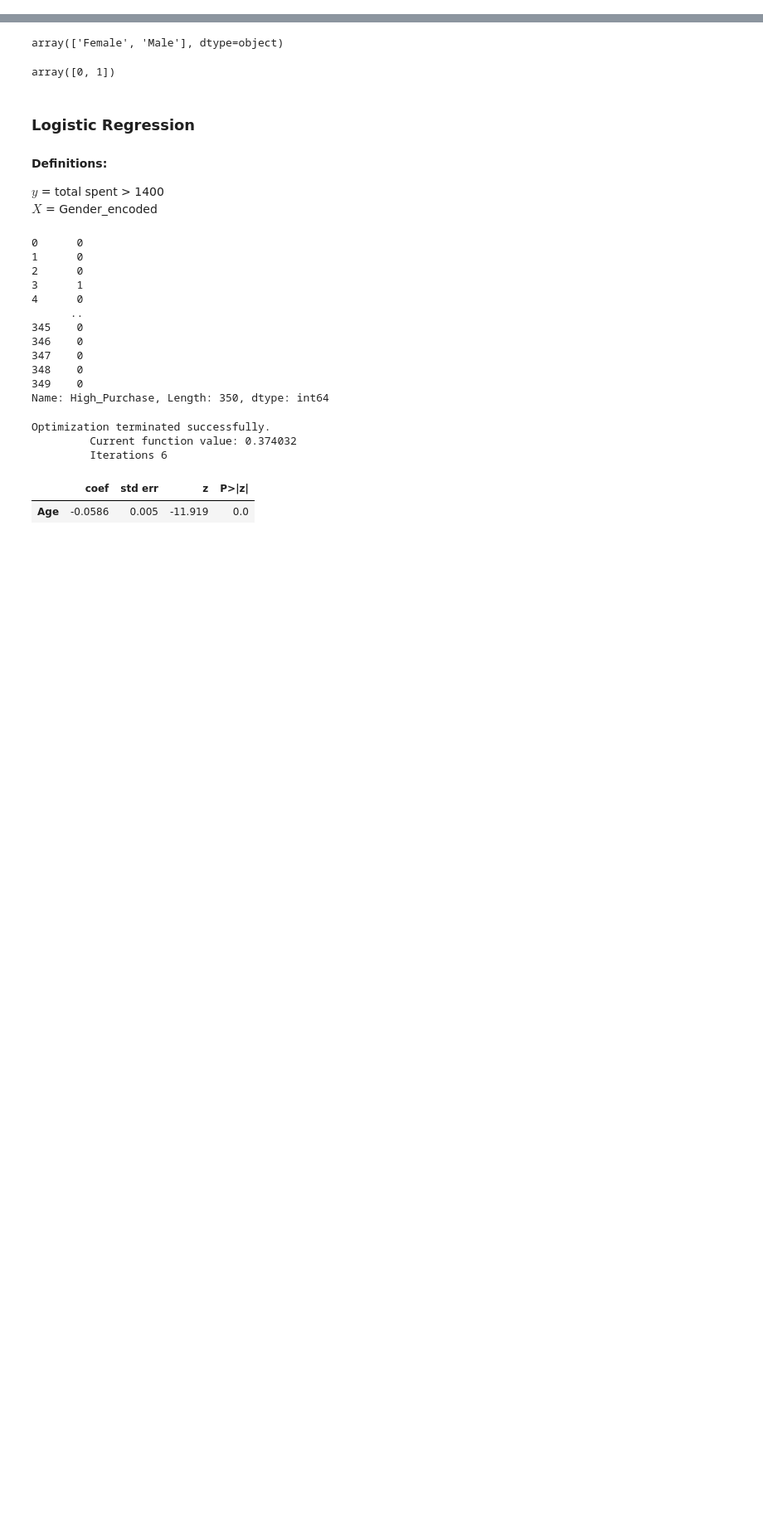
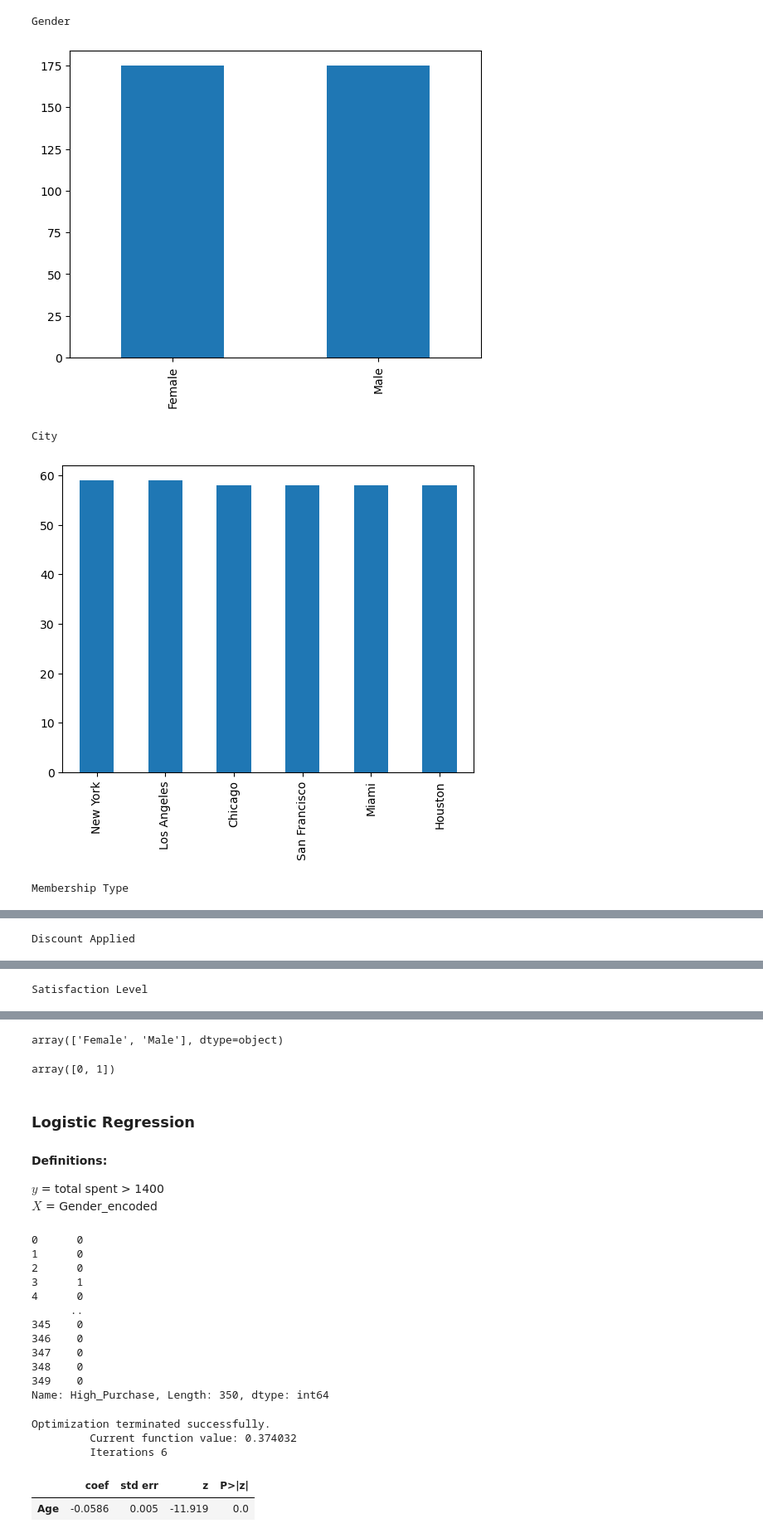
Before and after one commit to efantinatti/team_project-13, a Jupyter notebook: data/Team-13/Code/demographics_predicting_sales.ipynb, the cells around one changed output, grey strips where cells are left out. Shown at 83% size. Drawn from its saved outputs; the diff is of its cells as text; code cells hidden in the pictures; blank space fills up the shorter version.

```diff
--- a/data/Team-13/Code/demographics_predicting_sales.ipynb
+++ b/data/Team-13/Code/demographics_predicting_sales.ipynb
@@ -34,0 +103,12 @@ conn.close()
+# %%
+#visualize the distribution of each categorical variable
+for c in cat:
+    df[c].value_counts().plot.bar()
+    print(c)
+    plt.show()
+# %% [output]
+Gender
+[figure, added]
+City
+[figure, added]
+Membership Type
@@ -34,0 +116 @@ conn.close()
+Discount Applied
@@ -34,0 +118 @@ conn.close()
+Satisfaction Level
```
Also changed, not shown: parts of 16 cells of this notebook.
